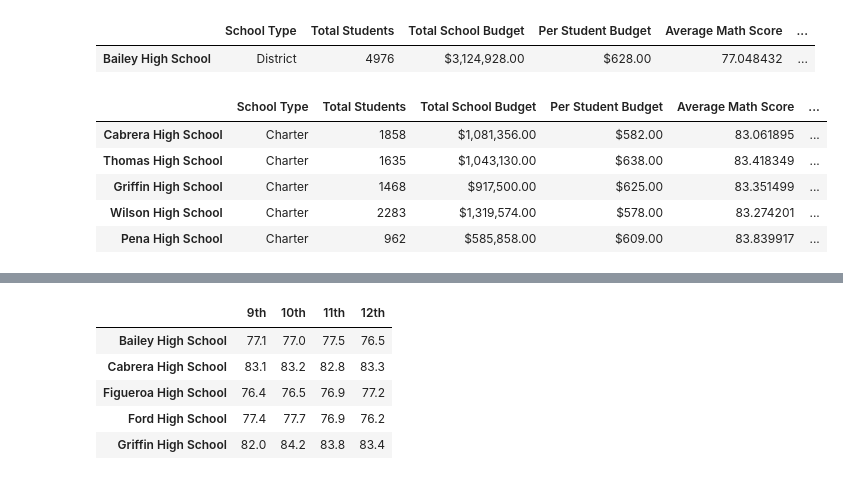
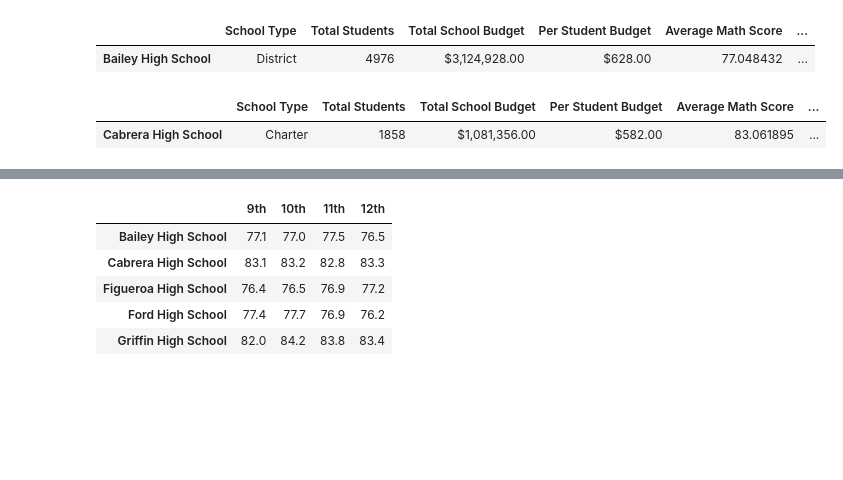
Before and after one commit to rmckinno/School_District_Analysis, a Jupyter notebook: PyCitySchools.ipynb, the cells around one changed output, grey strips where cells are left out. Saved outputs shown, nothing was run; the diff lists cells and outputs as text; code cells hidden in the pictures; blank space fills up the shorter version.

Commit message:
Fixing top and bottom schools dataframes.

```diff
--- a/PyCitySchools.ipynb
+++ b/PyCitySchools.ipynb
@@ -699,13 +699,9 @@ per_school_summary_df.head(1)
 | Bailey High School | District | 4976 | $3,124,928.00 | $628.00 | 77.048432 | ... |
 # %%
 top_schools = per_school_summary_df.sort_values(["% Overall Passing"], ascending=False)
-top_schools.head()
+top_schools.head(1)
 # %% [output]
 |  | School Type | Total Students | Total School Budget | Per Student Budget | Average Math Score | ... |
 | Cabrera High School | Charter | 1858 | $1,081,356.00 | $582.00 | 83.061895 | ... |
-| Thomas High School | Charter | 1635 | $1,043,130.00 | $638.00 | 83.418349 | ... |
-| Griffin High School | Charter | 1468 | $917,500.00 | $625.00 | 83.351499 | ... |
-| Wilson High School | Charter | 2283 | $1,319,574.00 | $578.00 | 83.274201 | ... |
-| Pena High School | Charter | 962 | $585,858.00 | $609.00 | 83.839917 | ... |
 # %%
 bottom_schools = per_school_summary_df.sort_values(["% Overall Passing"], ascending=True)
```
Also changed, not shown: parts of 1 cell of this notebook.
